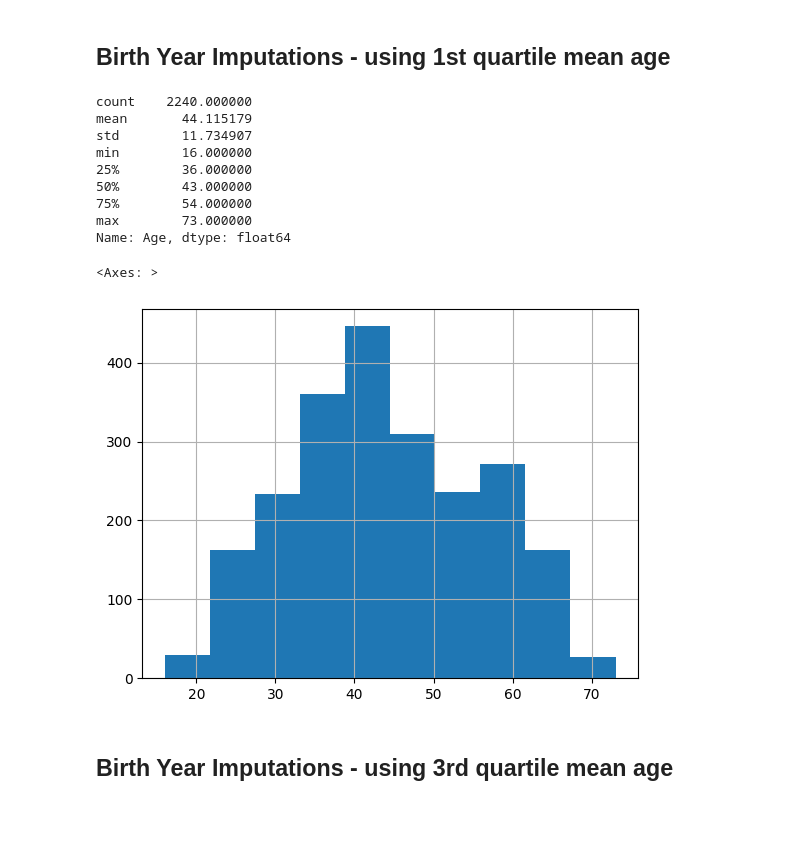
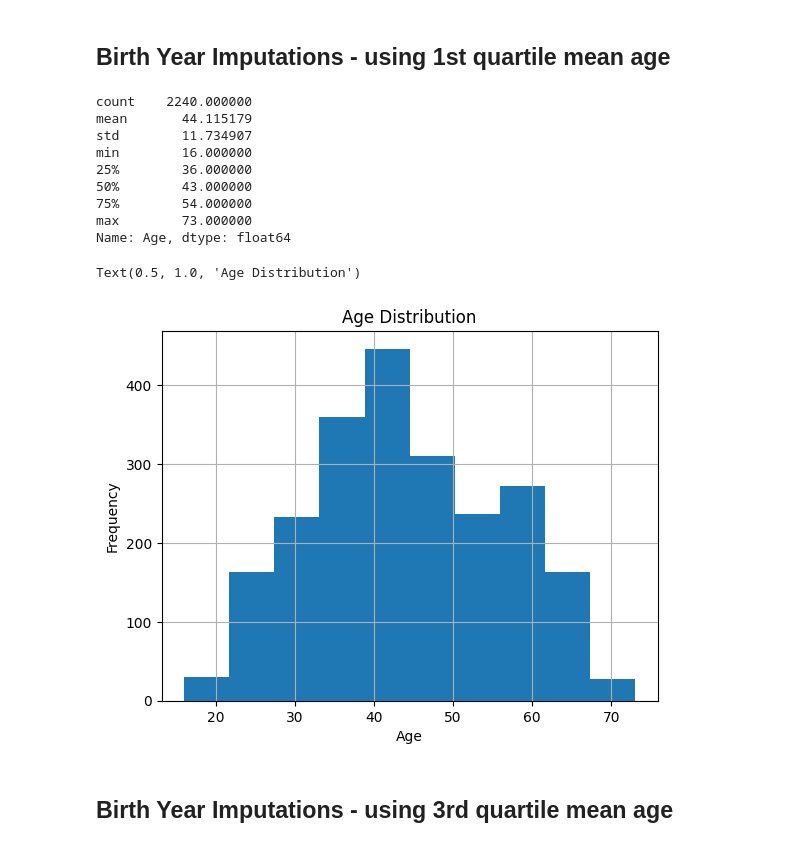
Before and after one commit to OsorioEL/Marketing_Campaign, a Jupyter notebook: Marketing_Campaing.ipynb, the cells around one changed output. Drawn from its saved outputs; the diff is of its cells as text; code cells hidden in the pictures; blank space fills up the shorter version.

```diff
--- a/Marketing_Campaing.ipynb
+++ b/Marketing_Campaing.ipynb
@@ -257,20 +266,23 @@ Name: Age, dtype: float64
 # %%
 mdata_age_outliers_to_1st_quartile = mdata.copy()
 mdata_age_outliers_to_1st_quartile.loc[mdata_age_outliers_to_1st_quartile['Age'] > 100, 'Age'] = int(mdata['Age'].quantile(0.25))
 print(mdata_age_outliers_to_1st_quartile['Age'].describe())
 mdata_age_outliers_to_1st_quartile['Age'].hist()
+plt.xlabel('Age')
+plt.ylabel('Frequency')
+plt.title('Age Distribution')
 # %% [output]
 count    2240.000000
 mean       44.115179
 std        11.734907
 min        16.000000
 25%        36.000000
 50%        43.000000
 75%        54.000000
 max        73.000000
 Name: Age, dtype: float64
-<Axes: >
+Text(0.5, 1.0, 'Age Distribution')
-[figure, old version]
+[figure, new version]
 # %% [markdown]
 ## Birth Year Imputations  - using 3rd quartile mean age
 # %%
```
Also changed, not shown: parts of 23 cells of this notebook.
